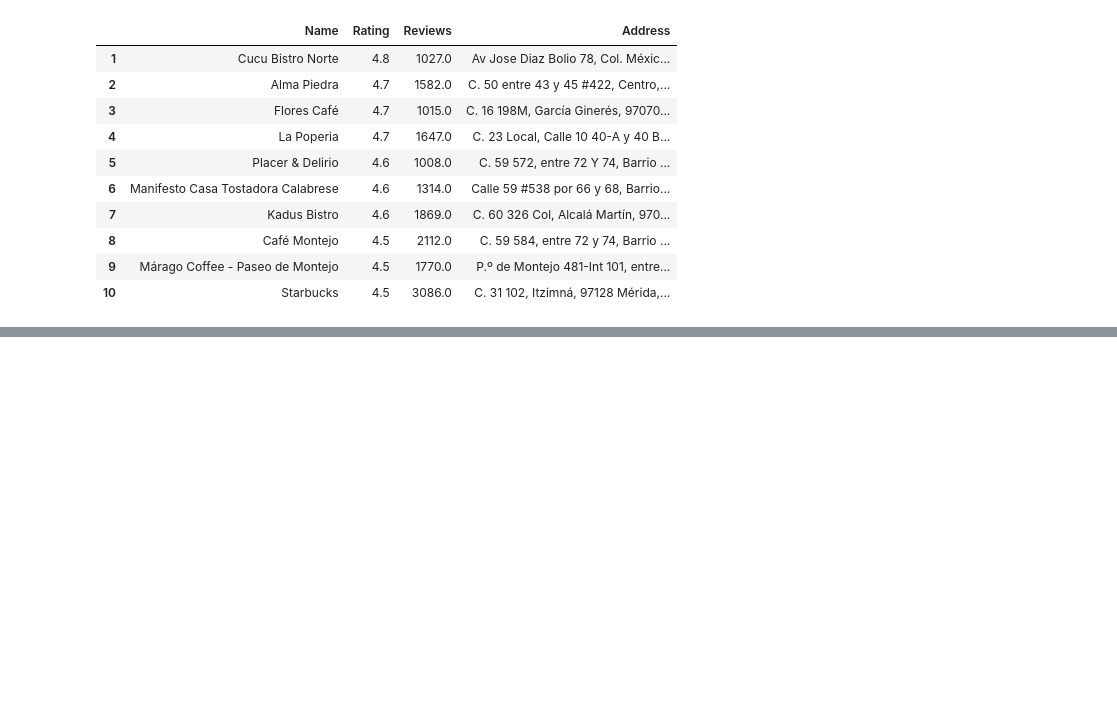
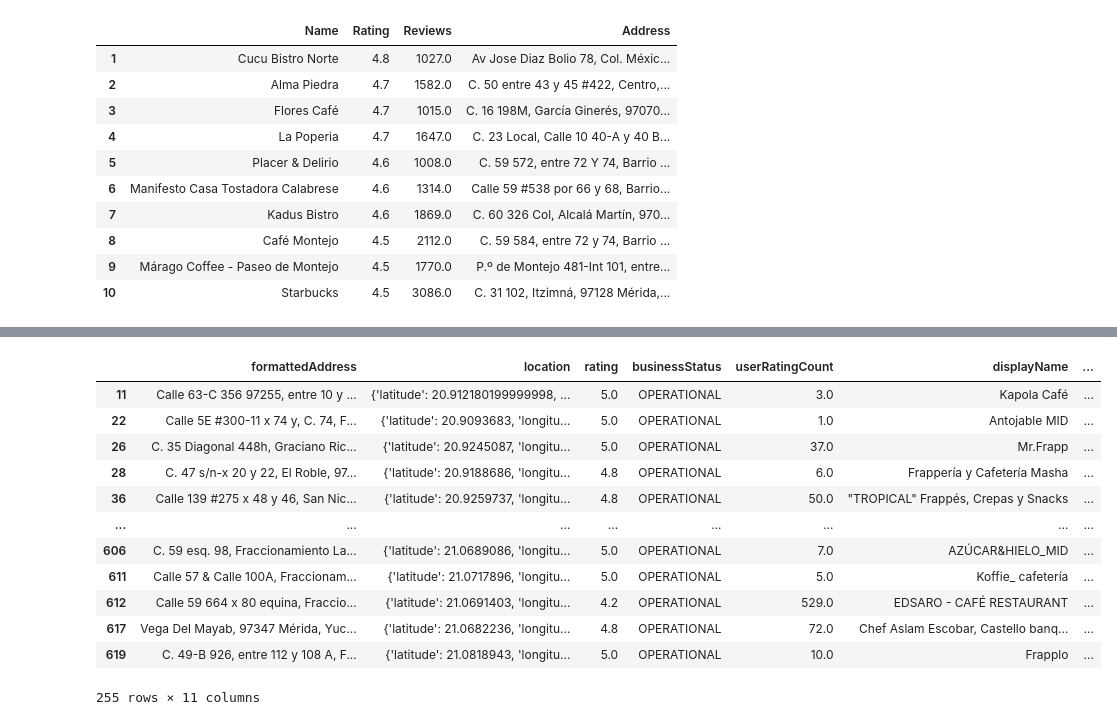
Before and after one commit to cj-chavarria/Merida-Coffee-Shops-Analysis, a Jupyter notebook: coffee-shops-analysis.ipynb, the cells around one changed output, grey strips where cells are left out. Cells and saved outputs as stored; diff of their text form; code cells hidden in the pictures; blank space fills up the shorter version.

```diff
--- a/coffee-shops-analysis.ipynb
+++ b/coffee-shops-analysis.ipynb
@@ -195,0 +221,16 @@ for container in ax.containers:
+# %%
+coffee_shops[coffee_shops['websiteUri'].notnull()]
+# %% [output]
+|  | formattedAddress | location | rating | businessStatus | userRatingCount | displayName | ... |
+| 11 | Calle 63-C 356 97255, entre 10 y ... | {'latitude': 20.912180199999998, ... | 5.0 | OPERATIONAL | 3.0 | Kapola Café | ... |
+| 22 | Calle 5E #300-11 x 74 y, C. 74, F... | {'latitude': 20.9093683, 'longitu... | 5.0 | OPERATIONAL | 1.0 | Antojable MID | ... |
+| 26 | C. 35 Diagonal 448h, Graciano Ric... | {'latitude': 20.9245087, 'longitu... | 5.0 | OPERATIONAL | 37.0 | Mr.Frapp | ... |
+| 28 | C. 47 s/n-x 20 y 22, El Roble, 97... | {'latitude': 20.9188686, 'longitu... | 4.8 | OPERATIONAL | 6.0 | Frappería y Cafetería Masha | ... |
+| 36 | Calle 139 #275 x 48 y 46, San Nic... | {'latitude': 20.9259737, 'longitu... | 4.8 | OPERATIONAL | 50.0 | "TROPICAL" Frappés, Crepas y Snacks | ... |
+| ... | ... | ... | ... | ... | ... | ... | ... |
+| 606 | C. 59 esq. 98, Fraccionamiento La... | {'latitude': 21.0689086, 'longitu... | 5.0 | OPERATIONAL | 7.0 | AZÚCAR&HIELO_MID | ... |
+| 611 | Calle 57 & Calle 100A, Fraccionam... | {'latitude': 21.0717896, 'longitu... | 5.0 | OPERATIONAL | 5.0 | Koffie_ cafetería | ... |
+| 612 | Calle 59 664 x 80 equina, Fraccio... | {'latitude': 21.0691403, 'longitu... | 4.2 | OPERATIONAL | 529.0 | EDSARO - CAFÉ RESTAURANT | ... |
+| 617 | Vega Del Mayab, 97347 Mérida, Yuc... | {'latitude': 21.0682236, 'longitu... | 4.8 | OPERATIONAL | 72.0 | Chef Aslam Escobar, Castello banq... | ... |
+| 619 | C. 49-B 926, entre 112 y 108 A, F... | {'latitude': 21.0818943, 'longitu... | 5.0 | OPERATIONAL | 10.0 | Frapplo | ... |
+255 rows × 11 columns
```
Also changed, not shown: parts of 7 cells of this notebook, 1 other file.
